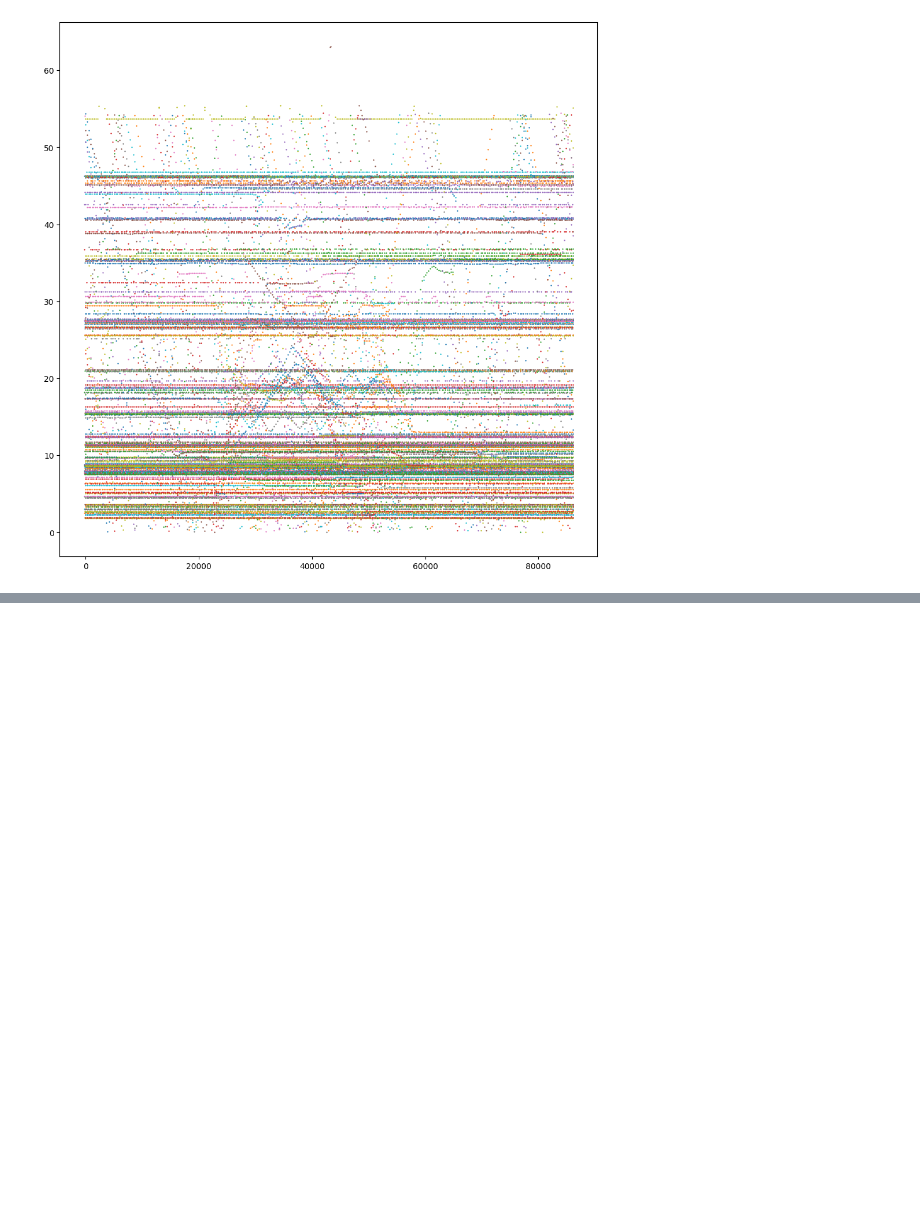
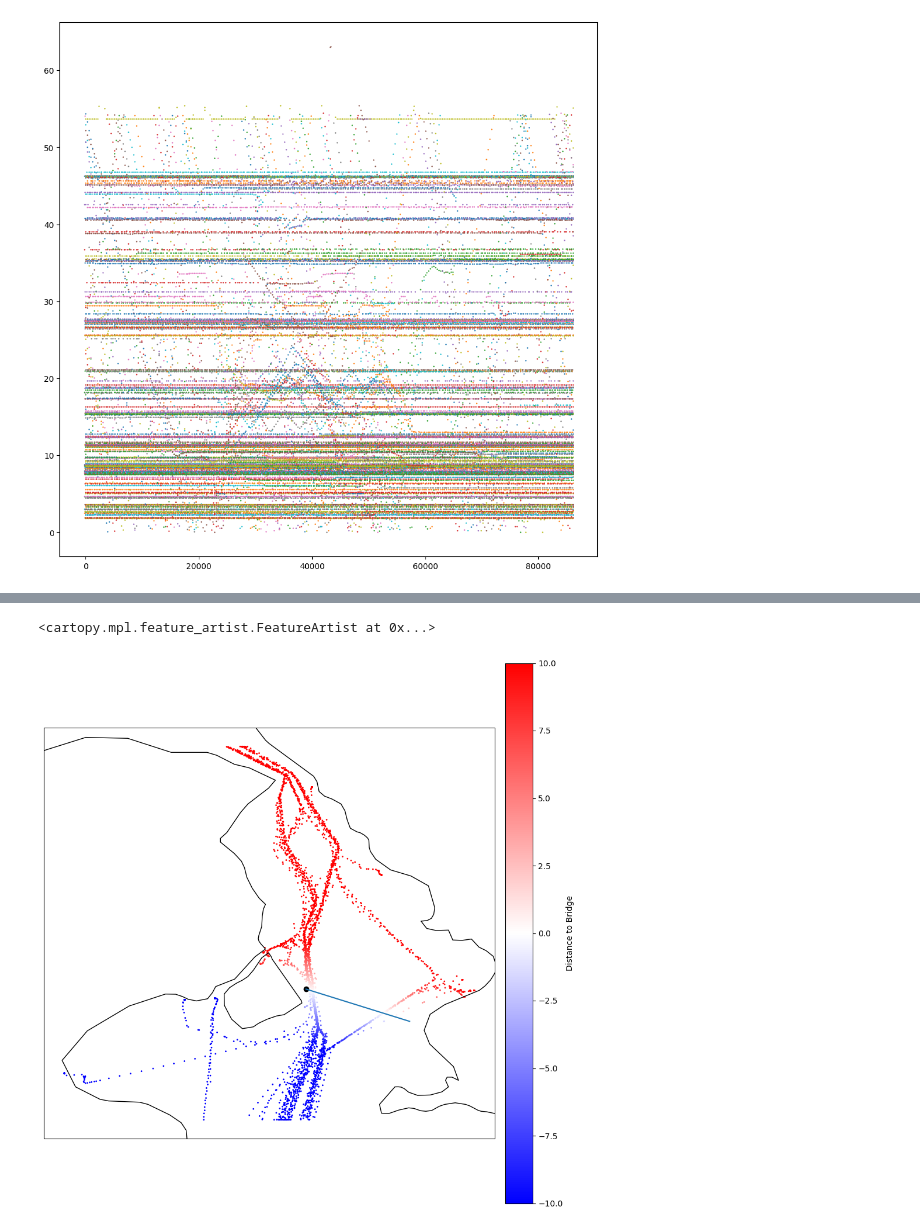
Before and after one commit to asgermik/AIS_project, a Jupyter notebook: Trials/Oresund_distance_calc.ipynb, the cells around one changed output, grey strips where cells are left out. Saved outputs shown, nothing was run; the diff lists cells and outputs as text; code cells hidden in the pictures; blank space fills up the shorter version.

```diff
--- a/Trials/Oresund_distance_calc.ipynb
+++ b/Trials/Oresund_distance_calc.ipynb
@@ -164,0 +197,17 @@ for MMSI, color in zip(data['MMSI'].unique(), color_cycle):
+# %%
+fig, ax = plt.subplots(subplot_kw={'projection': ccrs.PlateCarree()}, figsize=(12, 12))
+ax.scatter(data_filter_2['Longitude'], data_filter_2['Latitude'], s=1, transform=ccrs.PlateCarree(), c=data_filter_2['Distance'], cmap='bwr', vmin=-10, vmax=10)
+ax.plot(long_or, lat_or, transform=ccrs.PlateCarree())
+ax.scatter(long_or[0], lat_or[0], transform=ccrs.PlateCarree(), color='black')
+
+
+cbar = plt.colorbar(ax.collections[0], ax=ax, orientation='vertical', pad=0.02)
+cbar.set_label('Distance to Bridge')
+
+# ax.set(ylim=(55.5, 55.7))
+# ax.set_aspect('auto')
+
+ax.add_feature(cfeature.COASTLINE)
+# %% [output]
+<cartopy.mpl.feature_artist.FeatureArtist at 0x...>
+[figure, added]
```
Also changed, not shown: parts of 4 cells of this notebook, 3 other files.
